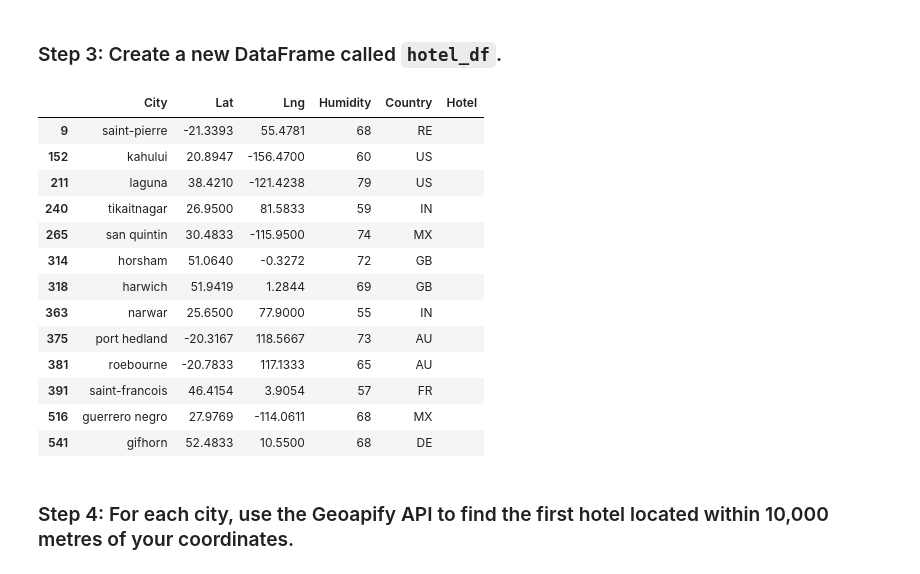
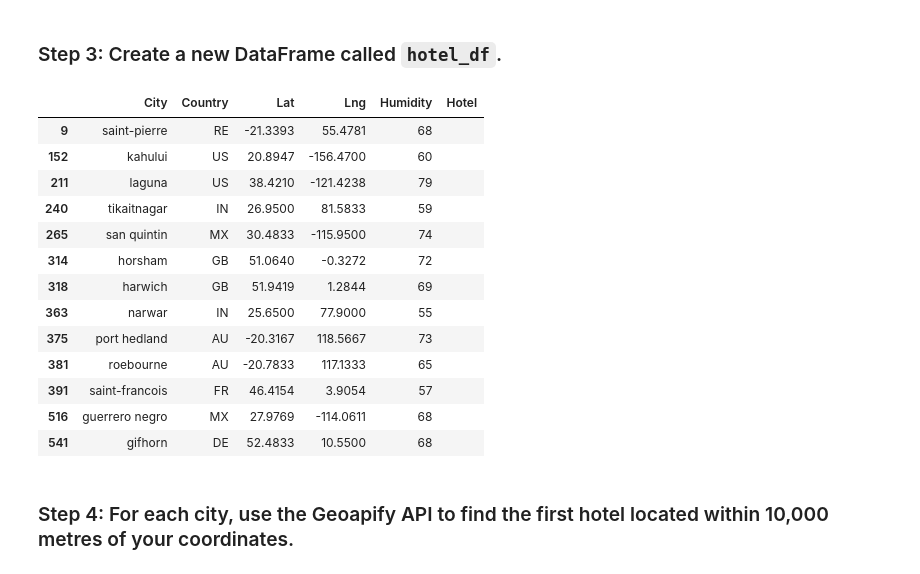
Before and after one commit to jnnfrwht14/Module6_API, a Jupyter notebook: VacationPy.ipynb, the cells around one changed output. Saved outputs shown, nothing was run; the diff lists cells and outputs as text; code cells hidden in the pictures.

```diff
--- a/VacationPy.ipynb
+++ b/VacationPy.ipynb
@@ -83,28 +82,29 @@ ideal_weather_df
 # %%
 # Use the Pandas copy function to create DataFrame called hotel_df to store the city, country, coordinates, and humidity
 hotel_df = ideal_weather_df.drop(axis=1, columns=["Wind Speed", "Date", "City_ID", "Max Temp", "Cloudiness"])
 #hotel_df
 # Add an empty column, "Hotel Name," to the DataFrame so you can store the hotel found using the Geoapify API
 hotel_df.insert(5, "Hotel", '')
-hotel_df
+#hotel_df
 
 # Display sample data
-# YOUR CODE HERE
+hotel_df = hotel_df.reindex(columns=["City", "Country", "Lat", "Lng", "Humidity", "Hotel"])
+hotel_df
 # %% [output]
-|  | City | Lat | Lng | Humidity | Country | Hotel |
-| 9 | saint-pierre | -21.3393 | 55.4781 | 68 | RE |  |
-| 152 | kahului | 20.8947 | -156.4700 | 60 | US |  |
-| 211 | laguna | 38.4210 | -121.4238 | 79 | US |  |
-| 240 | tikaitnagar | 26.9500 | 81.5833 | 59 | IN |  |
-| 265 | san quintin | 30.4833 | -115.9500 | 74 | MX |  |
-| 314 | horsham | 51.0640 | -0.3272 | 72 | GB |  |
-| 318 | harwich | 51.9419 | 1.2844 | 69 | GB |  |
-| 363 | narwar | 25.6500 | 77.9000 | 55 | IN |  |
-| 375 | port hedland | -20.3167 | 118.5667 | 73 | AU |  |
-| 381 | roebourne | -20.7833 | 117.1333 | 65 | AU |  |
-| 391 | saint-francois | 46.4154 | 3.9054 | 57 | FR |  |
-| 516 | guerrero negro | 27.9769 | -114.0611 | 68 | MX |  |
-| 541 | gifhorn | 52.4833 | 10.5500 | 68 | DE |  |
+|  | City | Country | Lat | Lng | Humidity | Hotel |
+| 9 | saint-pierre | RE | -21.3393 | 55.4781 | 68 |  |
+| 152 | kahului | US | 20.8947 | -156.4700 | 60 |  |
+| 211 | laguna | US | 38.4210 | -121.4238 | 79 |  |
+| 240 | tikaitnagar | IN | 26.9500 | 81.5833 | 59 |  |
+| 265 | san quintin | MX | 30.4833 | -115.9500 | 74 |  |
+| 314 | horsham | GB | 51.0640 | -0.3272 | 72 |  |
+| 318 | harwich | GB | 51.9419 | 1.2844 | 69 |  |
+| 363 | narwar | IN | 25.6500 | 77.9000 | 55 |  |
+| 375 | port hedland | AU | -20.3167 | 118.5667 | 73 |  |
+| 381 | roebourne | AU | -20.7833 | 117.1333 | 65 |  |
+| 391 | saint-francois | FR | 46.4154 | 3.9054 | 57 |  |
+| 516 | guerrero negro | MX | 27.9769 | -114.0611 | 68 |  |
+| 541 | gifhorn | DE | 52.4833 | 10.5500 | 68 |  |
 # %% [markdown]
 ### Step 4: For each city, use the Geoapify API to find the first hotel located within 10,000 metres of your coordinates.
 # %%
```
Also changed, not shown: parts of 1 cell of this notebook, 1 other file.
